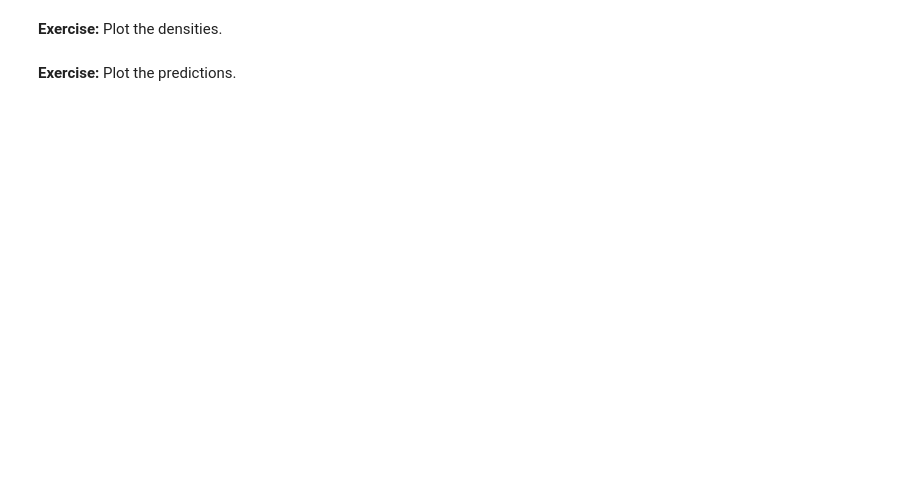
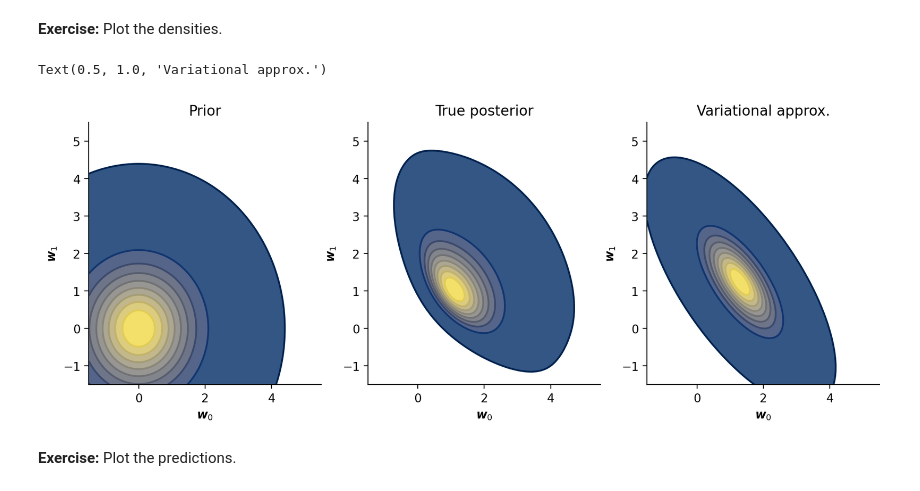
Before and after one commit to francdente/asi-labs, a Jupyter notebook: lab_week4-public/Variational_Logistic_Regression.ipynb, the cells around one changed output. Cells and saved outputs as stored; diff of their text form; code cells hidden in the pictures; blank space fills up the shorter version.

```diff
--- a/lab_week4-public/Variational_Logistic_Regression.ipynb
+++ b/lab_week4-public/Variational_Logistic_Regression.ipynb
@@ -682,8 +699,10 @@ class GaussianFullCov(NamedTuple):
 
 def sample_gaussian_fullcov(key, params):
     mean, L = params
-    eps = # @@ COMPLETE @@ #
-    return # @@ COMPLETE @@ #
+    eps = jax.random.normal(key, mean.shape)
+    # @@ COMPLETE @@ #
+    return mean + jnp.tril(L) @ eps
+# @@ COMPLETE @@ #
 # %%
 q_params = GaussianFullCov(jnp.zeros(2), jnp.eye(2))
 
@@ -724,10 +754,16 @@ print(kl_full_diag(q_params, p_params))
 Create a new ELBO which uses this new distribution.
 # %%
 elbo_fn = create_elbo_fn(
-    sample_fn=# @@ COMPLETE @@ #
-    kl_divergence_fn=# @@ COMPLETE @@ #
+    sample_fn= sample_gaussian_fullcov,
+    # @@ COMPLETE @@ #
+    kl_divergence_fn= kl_full_diag,
+    # @@ COMPLETE @@ #
     likelihood_fn=bernoulli_density,
 )
+# %%
+# @@ COMPLETE @@ #
+grad_elbo_fn = jax.grad(elbo_fn, has_aux=True)
+grad_elbo_fn = jax.jit(grad_elbo_fn, static_argnames=("Nmc"))
 # %% [markdown]
 **Exercise:**
 Train this new model exactly the same as before
@@ -748,3 +835,16 @@ Plot the densities.
+# %%
+fig, (ax0, ax1, ax2) = plt.subplots(1, 3, figsize=[12, 4])
+
+plot_gaussian(p_params, ax=ax0)
+plot_posterior(ax=ax1)
+plot_gaussian(q_params, ax=ax2)
+
+ax0.set_title("Prior")
+ax1.set_title("True posterior")
+ax2.set_title("Variational approx.")
+# %% [output]
+Text(0.5, 1.0, 'Variational approx.')
+[figure, added]
 # %% [markdown]
 **Exercise:**
 Plot the predictions.
```
Also changed, not shown: parts of 24 cells of this notebook.
